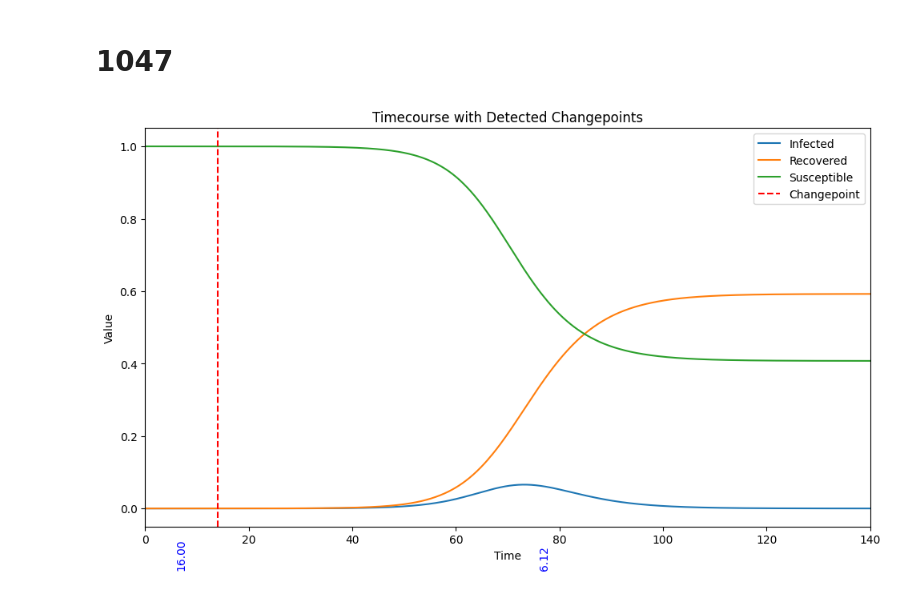
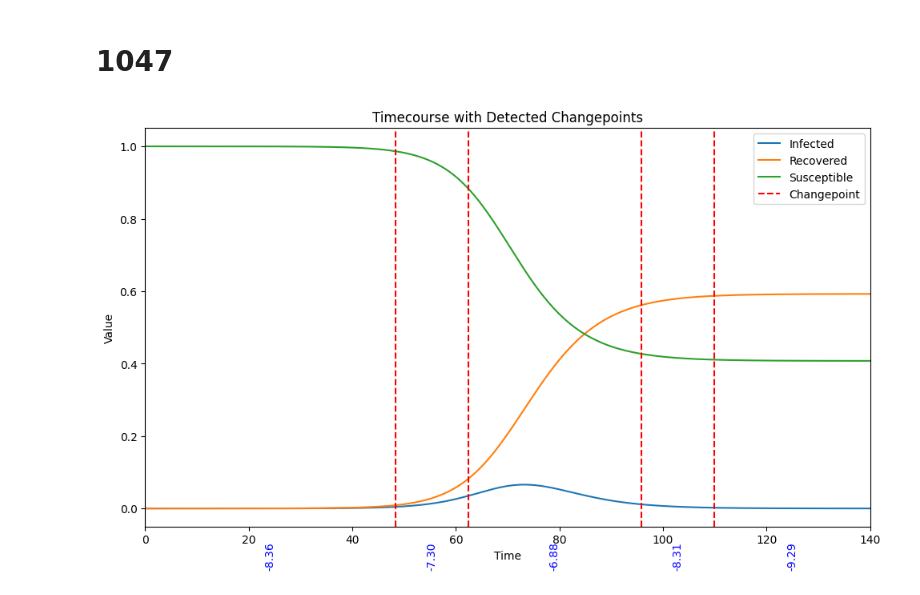
Before and after one commit to ModelEngineering/linearity_analysis, a Jupyter notebook: notebooks/change_point.ipynb, the cells around one changed output. Drawn from its saved outputs; the diff is of its cells as text; code cells hidden in the pictures.

Commit message:
Minor features in plotting (e.g., uses PlotOptions)

```diff
--- a/notebooks/change_point.ipynb
+++ b/notebooks/change_point.ipynb
@@ -100,5 +94,6 @@ def makeDetector(model_num: int = 45, end_time: Optional[int] = None):
         is_normalize=False,
     )
     disc.fit()
+    cpd = SystemDiscoveryChangepointDetector(disc)
     return SystemDiscoveryChangepointDetector(disc), tc
 #
@@ -105,6 +103,6 @@ def makeDetector(model_num: int = 45, end_time: Optional[int] = None):
 # %%
 detector, tc = makeDetector(model_num=1045, end_time=140)
-detector.detect(max_changepoint=10, min_segment_length=100, min_fractional_reduction=0.001)
+detector.detect(max_changepoint=4, min_segment_length=100, min_fractional_reduction=0.0)
 fig, _ = detector.plotTimecourseWithChangepoints()
 # %% [output]
-[figure, old version]
+[figure, new version]
```
Also changed, not shown: parts of 4 cells of this notebook, 3 other files.
